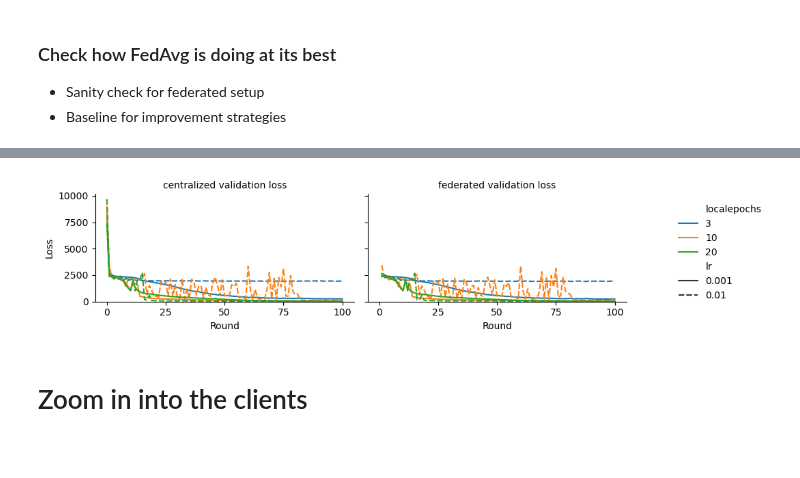
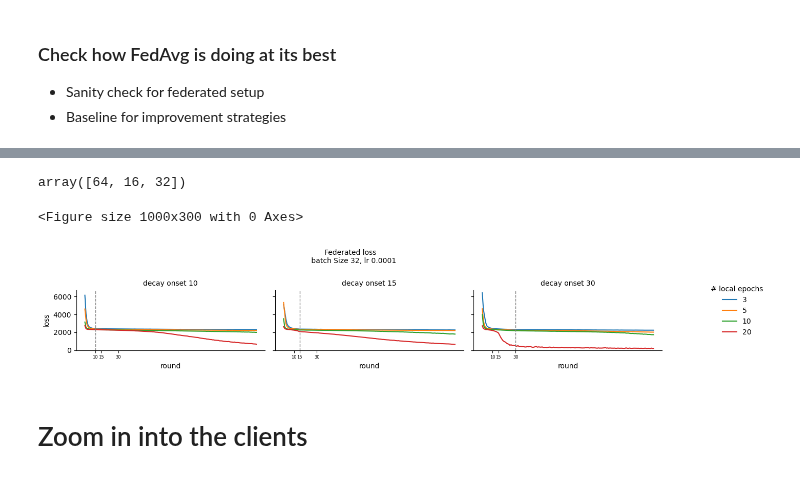
Before and after one commit to luisas/fl4tsf, a Jupyter notebook: analysis/03_federated_training.ipynb, the cells around one changed output, grey strips where cells are left out. Drawn from its saved outputs; the diff is of its cells as text; code cells hidden in the pictures; blank space fills up the shorter version.

Commit message:
Simulate non-iid data - first go

```diff
--- a/analysis/03_federated_training.ipynb
+++ b/analysis/03_federated_training.ipynb
@@ -19,6 +19,6 @@ import json
 from flower.task import Net
 from plot_utils import plot_n_outputs
 # %%
-fed_avg = glob.glob(f"../results_federated_learningtest/**/federated_training/FedAvg/100_rounds/**/results.json", recursive=True)
-fed_avg
+fed_avg = glob.glob(f"../results_federated_learningtest_hyperparam/**/federated_training/FedAvg/150_rounds/**/results.json", recursive=True)
+len(fed_avg)
 # %% [output]
@@ -61,6 +70,9 @@ def read_loss_file(file):
     # add nlocalepochs
     df_federated_evaluate['localepochs'] = nlocalepochs
     df_centralized_evaluate['localepochs'] = nlocalepochs
+    # add decay onset
+    df_federated_evaluate['decay_onset'] = meta_data['decay_onset'].item()
+    df_centralized_evaluate['decay_onset'] = meta_data['decay_onset'].item()
 
     # Aggregation column
     # Check if file contins "FedAvg" in the path name
@@ -101,51 +113,73 @@ for file in fed_avg:
 # append dataframes
 df = pd.concat([df_centralized_evaluate, df_federated_evaluate])
 #df
+# %%
+df[df['lr'] == 0.001]["batch_size"].unique()
+# %% [output]
+array([64, 16, 32])
 # %%
-import seaborn as sns
-import matplotlib.pyplot as plt
-
 # Filter only the rows relevant for loss comparison
 loss_df = df[df['type'].isin(["centralized", "federated"])]
 
+# Keep centralized loss (federated is quite similar, we can double check later)
 
+# Remove learning rate 0.01
+lr = 0.0001
+bs = 32
+type = "federated"
+loss_df = loss_df[loss_df['type'] == type]
+loss_df = loss_df[loss_df['lr'] == lr]
+loss_df = loss_df[loss_df['batch_size'] == bs]
+
+# fig size
+plt.figure(figsize=(10, 3))
 # Create FacetGrid
 g = sns.FacetGrid(
     loss_df,
-    col="type",
+    col="decay_onset",
     height=2.5,
     aspect=1.5,  # Width = height * aspect
     sharey=True
 )
 
 # Map the lineplot onto the grid
 g.map_dataframe(
     sns.lineplot,
     x='round',
     y='loss',
     hue='localepochs',
-    style='lr',
     palette='tab10'
 )
 
 # Adjustments
-g.set_axis_labels("Round", "Loss")
-g.set_titles("{col_name} validation loss")
+g.set_axis_labels("round", "loss")
+g.set_titles("decay onset {col_name}")
 g.set(ylim=(0, None))
+
+
 
 # Set x-ticks
 for ax in g.axes.flat:
-    ax.set_xticks(range(0, loss_df['round'].max() + 1, 25))
+    ax.set_xticks([10,15,30])
+    # also label the x-ticks
+    ax.set_xticklabels([10,15,30], size = 6)
+    # vertical line on decay onset x
+    # extract the current deacay onset from the title
+    decay_onset = ax.get_title().split(" ")[-1]
+    ax.axvline(x=int(decay_onset), color='grey', linestyle='--', label='Decay Onset', linewidth=1)
 
 # Move legend outside
-g.add_legend()
+g.add_legend(title ="# local epochs")
 g._legend.set_bbox_to_anchor((1.05, 0.5))
+# legend
 g._legend.set_loc("center left")
-
+# title
+g.fig.suptitle(f"Federated loss  \n batch Size {bs}, lr {lr}", fontsize=10, y=1.00)
 plt.tight_layout()
 plt.show()
 # %% [output]
+<Figure size 1000x300 with 0 Axes>
-[figure, old version]
+[figure, new version]
 # %% [markdown]
 # Zoom in into the clients
 # %%
```
Also changed, not shown: parts of 8 cells of this notebook, 19 other files.
